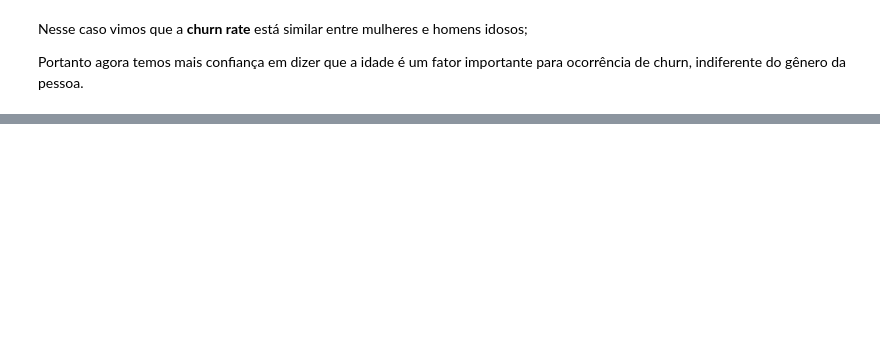
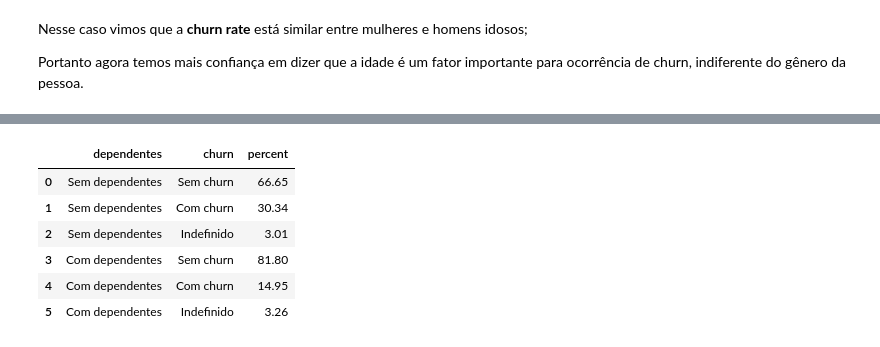
Before and after one commit to jackson-simionato/challenge_alura_DS01, a Jupyter notebook: week_2_challenge_alura_DS_2022_05.ipynb, the cells around one changed output, grey strips where cells are left out. Cells and saved outputs as stored; diff of their text form; code cells hidden in the pictures; blank space fills up the shorter version.

```diff
--- a/week_2_challenge_alura_DS_2022_05.ipynb
+++ b/week_2_challenge_alura_DS_2022_05.ipynb
@@ -218,0 +242,20 @@ Portanto agora temos mais confiança em dizer que a idade é um fator importante
+# %%
+cross_churn_dependentes = pd.crosstab(dados.churn, dados.dependentes, normalize='columns').unstack().reset_index().rename(columns={0:'percent'})
+cross_churn_dependentes['percent'] = round(cross_churn_dependentes['percent']*100,2)
+cross_churn_dependentes.dependentes.replace({'No':'Sem dependentes', 'Yes':'Com dependentes'}, inplace=True)
+cross_churn_dependentes.churn.replace({'No':'Sem churn','Yes':'Com churn','undefined':'Indefinido'}, inplace=True)
+
+display(cross_churn_dependentes)
+
+bar2 = px.bar(x=cross_churn_dependentes.dependentes,y=cross_churn_dependentes.percent, labels={'x':'Dependentes', 'y':'percent'}, text_auto=True, color=cross_churn_dependentes.churn, barmode='group',
+color_discrete_sequence=['green','red','grey'])
+
+bar2.show()
+# %% [output]
+|  | dependentes | churn | percent |
+| 0 | Sem dependentes | Sem churn | 66.65 |
+| 1 | Sem dependentes | Com churn | 30.34 |
+| 2 | Sem dependentes | Indefinido | 3.01 |
+| 3 | Com dependentes | Sem churn | 81.80 |
+| 4 | Com dependentes | Com churn | 14.95 |
+| 5 | Com dependentes | Indefinido | 3.26 |
```
Also changed, not shown: parts of 18 cells of this notebook.
